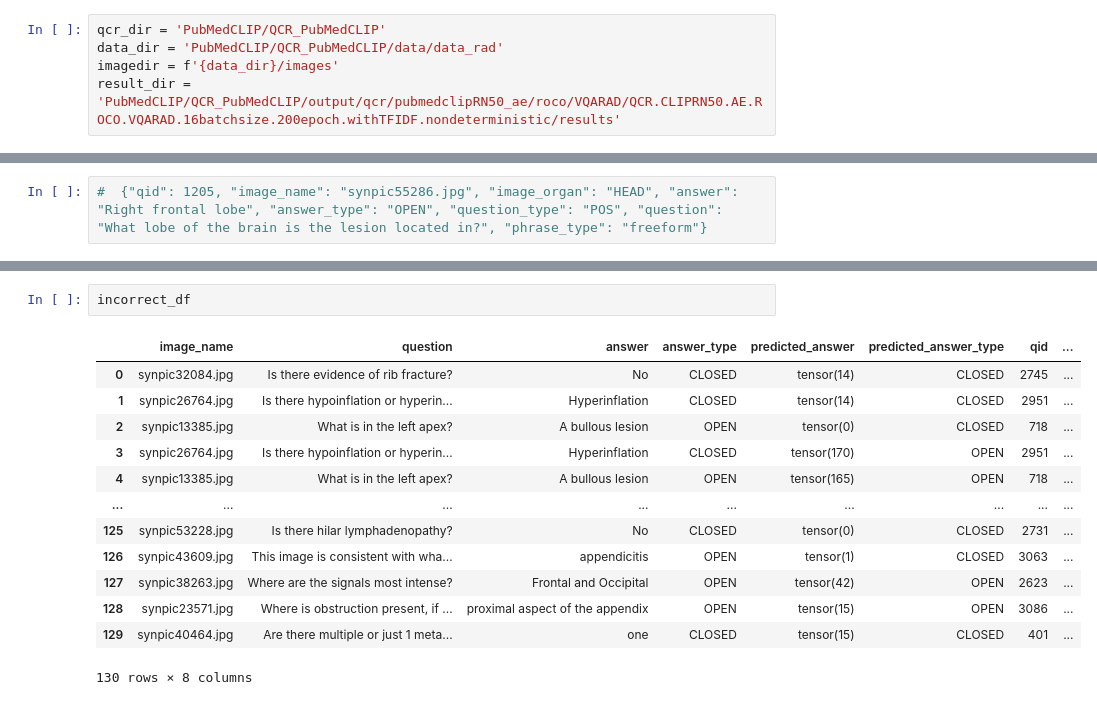
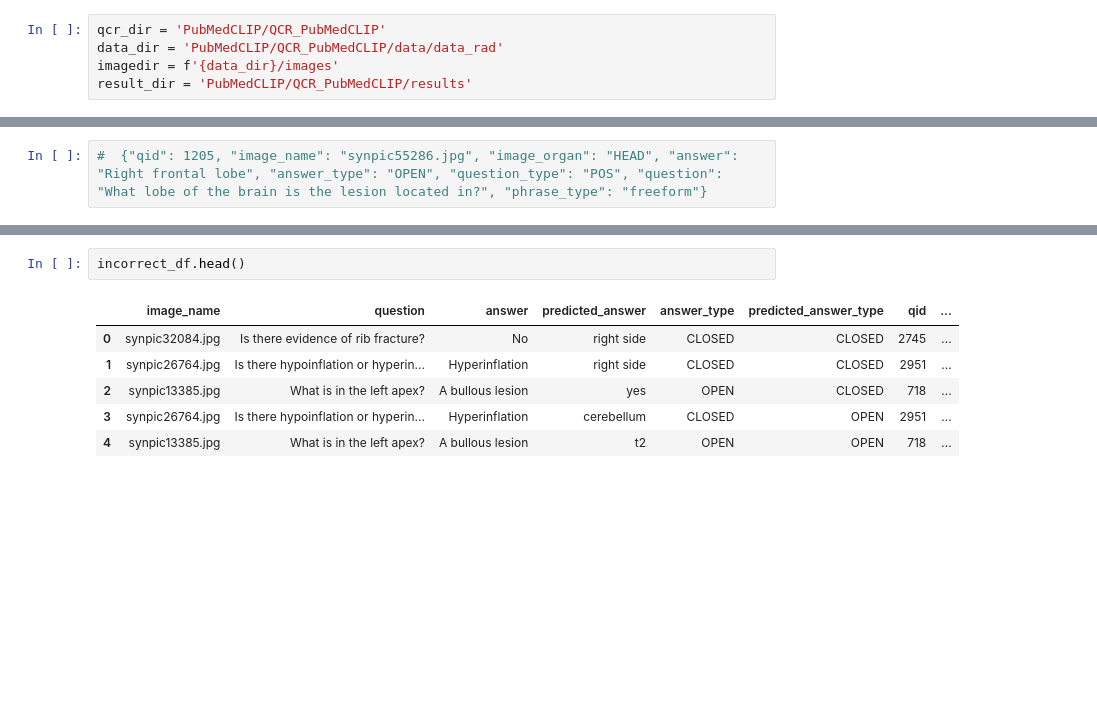
Before and after one commit to Nana2929/Medical-VQA, a Jupyter notebook: extra/0.1_vis.ipynb, the cells around one changed output, grey strips where cells are left out. Drawn from its saved outputs; the diff is of its cells as text; blank space fills up the shorter version.

```diff
--- a/extra/0.1_vis.ipynb
+++ b/extra/0.1_vis.ipynb
@@ -18,7 +18,7 @@
 qcr_dir = 'PubMedCLIP/QCR_PubMedCLIP'
 data_dir = 'PubMedCLIP/QCR_PubMedCLIP/data/data_rad'
 imagedir = f'{data_dir}/images'
-result_dir = 'PubMedCLIP/QCR_PubMedCLIP/output/qcr/pubmedclipRN50_ae/roco/VQARAD/QCR.CLIPRN50.AE.ROCO.VQARAD.16batchsize.200epoch.withTFIDF.nondeterministic/results'
+result_dir = 'PubMedCLIP/QCR_PubMedCLIP/results'
 # %%
 # from PIL import Image
 # import matplotlib_pyplot as plt
@@ -272,16 +294,9 @@ correct_df # answer 整個大小寫不一
 # %%
-incorrect_df
+incorrect_df.head()
 # %% [output]
-|  | image_name | question | answer | answer_type | predicted_answer | predicted_answer_type | qid | ... |
-| 0 | synpic32084.jpg | Is there evidence of rib fracture? | No | CLOSED | tensor(14) | CLOSED | 2745 | ... |
-| 1 | synpic26764.jpg | Is there hypoinflation or hyperin... | Hyperinflation | CLOSED | tensor(14) | CLOSED | 2951 | ... |
-| 2 | synpic13385.jpg | What is in the left apex? | A bullous lesion | OPEN | tensor(0) | CLOSED | 718 | ... |
-| 3 | synpic26764.jpg | Is there hypoinflation or hyperin... | Hyperinflation | CLOSED | tensor(170) | OPEN | 2951 | ... |
-| 4 | synpic13385.jpg | What is in the left apex? | A bullous lesion | OPEN | tensor(165) | OPEN | 718 | ... |
-| ... | ... | ... | ... | ... | ... | ... | ... | ... |
-| 125 | synpic53228.jpg | Is there hilar lymphadenopathy? | No | CLOSED | tensor(0) | CLOSED | 2731 | ... |
-| 126 | synpic43609.jpg | This image is consistent with wha... | appendicitis | OPEN | tensor(1) | CLOSED | 3063 | ... |
-| 127 | synpic38263.jpg | Where are the signals most intense? | Frontal and Occipital | OPEN | tensor(42) | OPEN | 2623 | ... |
-| 128 | synpic23571.jpg | Where is obstruction present, if ... | proximal aspect of the appendix | OPEN | tensor(15) | OPEN | 3086 | ... |
-| 129 | synpic40464.jpg | Are there multiple or just 1 meta... | one | CLOSED | tensor(15) | CLOSED | 401 | ... |
+|  | image_name | question | answer | predicted_answer | answer_type | predicted_answer_type | qid | ... |
+| 0 | synpic32084.jpg | Is there evidence of rib fracture? | No | right side | CLOSED | CLOSED | 2745 | ... |
+| 1 | synpic26764.jpg | Is there hypoinflation or hyperin... | Hyperinflation | right side | CLOSED | CLOSED | 2951 | ... |
+| 2 | synpic13385.jpg | What is in the left apex? | A bullous lesion | yes | OPEN | CLOSED | 718 | ... |
+| 3 | synpic26764.jpg | Is there hypoinflation or hyperin... | Hyperinflation | cerebellum | CLOSED | OPEN | 2951 | ... |
+| 4 | synpic13385.jpg | What is in the left apex? | A bullous lesion | t2 | OPEN | OPEN | 718 | ... |
-130 rows × 8 columns
```
Also changed, not shown: parts of 37 cells of this notebook.
